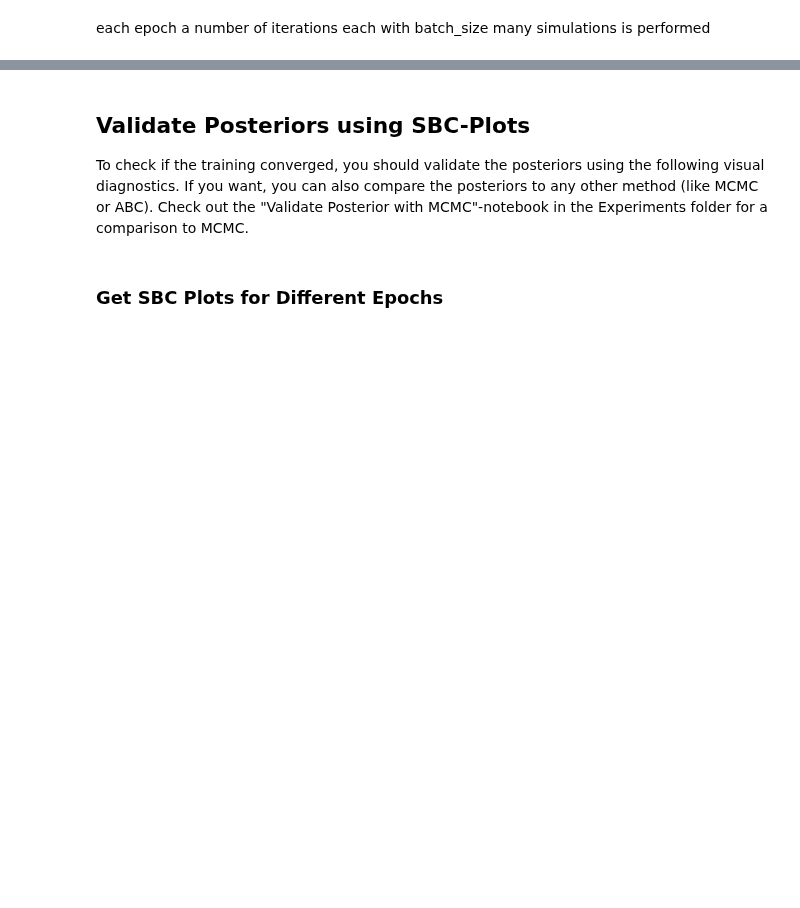
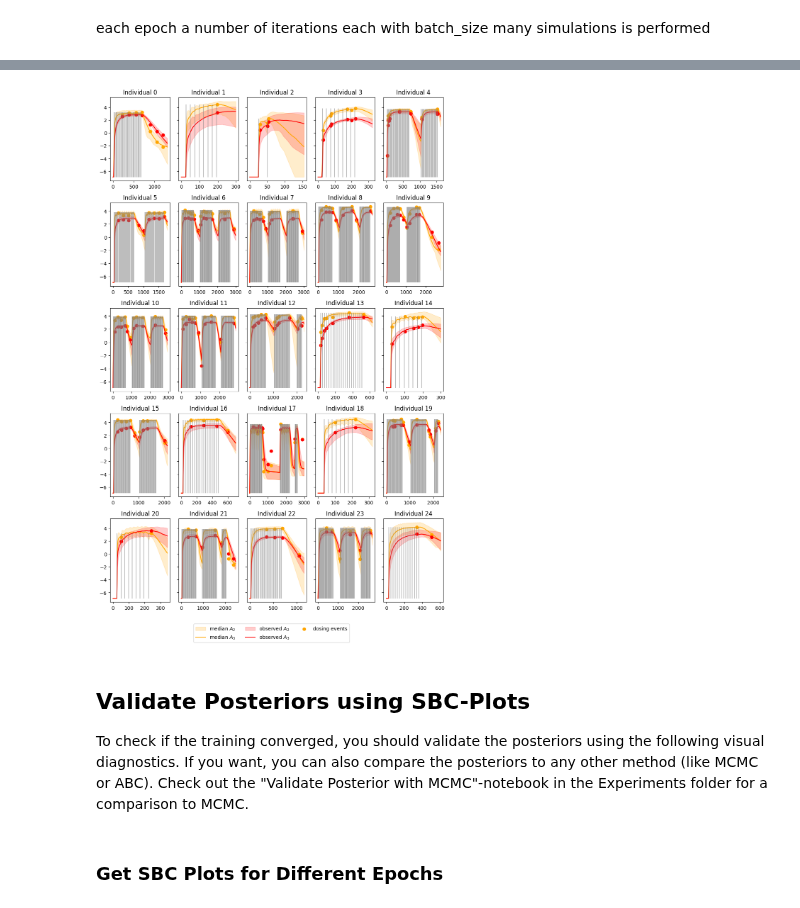
Before and after one commit to arrjon/Amortized-NLME-Models, a Jupyter notebook: Examples/Amortized NLME Simulation & Training.ipynb, the cells around one changed output, grey strips where cells are left out. Cells and saved outputs as stored; diff of their text form; code cells hidden in the pictures; blank space fills up the shorter version.

```diff
--- a/Examples/Amortized NLME Simulation & Training.ipynb
+++ b/Examples/Amortized NLME Simulation & Training.ipynb
@@ -4,7 +4,7 @@
 ## Simulation & Training Phase
 # %%
 model_name = ['fröhlich-simple', 'fröhlich-detailed', 'fröhlich-sde',
-              'pharmacokinetic_model', 'clairon_small_model'][1]
+              'pharmacokinetic_model', 'clairon_small_model'][3]
 if model_name == 'fröhlich-detailed' or model_name == 'pharmacokinetic_model' or 'clairon' in model_name:
     # this is needed so julia is recognized correctly
     from juliacall import Main as jl
@@ -178,24 +234,26 @@ if save_plots:
 # %%
 # load real data (here for the first time), simulate posterior and plot
 test_data = model.load_data(n_data=25)  # or load synthetic data with synthetic=True
 data_posterior_draws = model.draw_posterior_samples(data=test_data, n_samples=100)
 
 rows = 5
 fig, ax = plt.subplots(rows, int(np.ceil(len(test_data) / rows)), tight_layout=True,
-                       figsize=(10, rows*3), sharex='all', sharey='all')
+                       figsize=(10, rows*3), sharey='row')
 axis = ax.flatten()
 
 for p_id in tqdm(range(len(test_data))):
     axis[p_id] = model.prepare_plotting(test_data[p_id], data_posterior_draws[p_id], axis[p_id])
     _, labels = axis[p_id].get_legend_handles_labels()
     axis[p_id].set_title(f'Individual {p_id}')
     if p_id % rows != 0:
         axis[p_id].set_ylabel('')
 
 fig.legend(labels, ncol=3, loc='upper center', bbox_to_anchor=(0.5, -0.01))
 if save_plots:
-    fig.savefig(f'../plots/calibration/{model.network_name}_fit.png')
+    fig.savefig(f'../plots/calibration/{model_name}/{model.network_name}_fit.png')
 plt.show()
+# %% [output]
+[figure, added]
 # %% [markdown]
 ## Validate Posteriors using SBC-Plots
 
```
Also changed, not shown: parts of 7 cells of this notebook, 7 other files.
